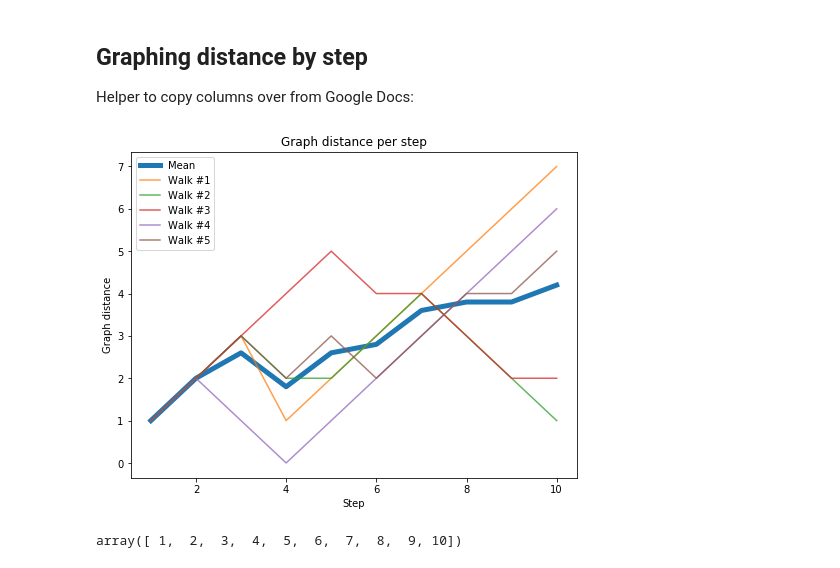
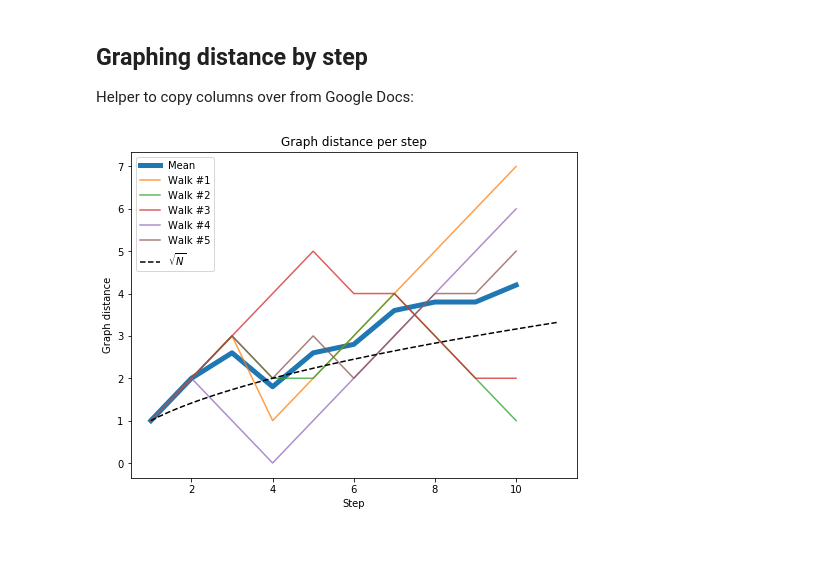
Before and after one commit to guydav/minerva, a Jupyter notebook: notebooks/NS162/LBA.ipynb, the cells around one changed output. Drawn from its saved outputs; the diff is of its cells as text; code cells hidden in the pictures.

```diff
--- a/notebooks/NS162/LBA.ipynb
+++ b/notebooks/NS162/LBA.ipynb
@@ -43,35 +50,35 @@ print('[' + ', '.join("""
 # %%
 GRAPH_DISTANCES = np.array([
     [1, 2, 3, 1, 2, 3, 4, 5, 6, 7],
     [1, 2, 3, 2, 2, 3, 4, 3, 2, 1],
     [1, 2, 3, 4, 5, 4, 4, 3, 2, 2],
     [1, 2, 1, 0, 1, 2, 3, 4, 5, 6],
     [1, 2, 3, 2, 3, 2, 3, 4, 4, 5]
 ])
 
 mean_grah_distance = np.mean(GRAPH_DISTANCES, 0)
 
 
 fig = plt.figure(figsize=(8, 6))
 
 x_steps = np.arange(1, GRAPH_DISTANCES.shape[1] + 1)
 
 plt.plot(x_steps, mean_grah_distance, label='Mean', lw=5)
 
 for i in range(GRAPH_DISTANCES.shape[0]):
     plt.plot(x_steps, GRAPH_DISTANCES[i,:], alpha=0.75,
              label=f'Walk #{i + 1}')
 
+smooth_x_steps = np.linspace(1, GRAPH_DISTANCES.shape[1] + 1)
+plt.plot(smooth_x_steps, np.sqrt(smooth_x_steps), color='black',
+         ls='--', label='$\\sqrt{N}$')
+
 
 plt.xlabel('Step')
 plt.ylabel('Graph distance')
 plt.title('Graph distance per step')
 plt.legend(loc='best')
 
 plt.show()
 # %% [output]
-[figure, old version]
+[figure, new version]
-# %%
-x_steps
-# %% [output]
-array([ 1,  2,  3,  4,  5,  6,  7,  8,  9, 10])
```
Also changed, not shown: parts of 3 cells of this notebook.
